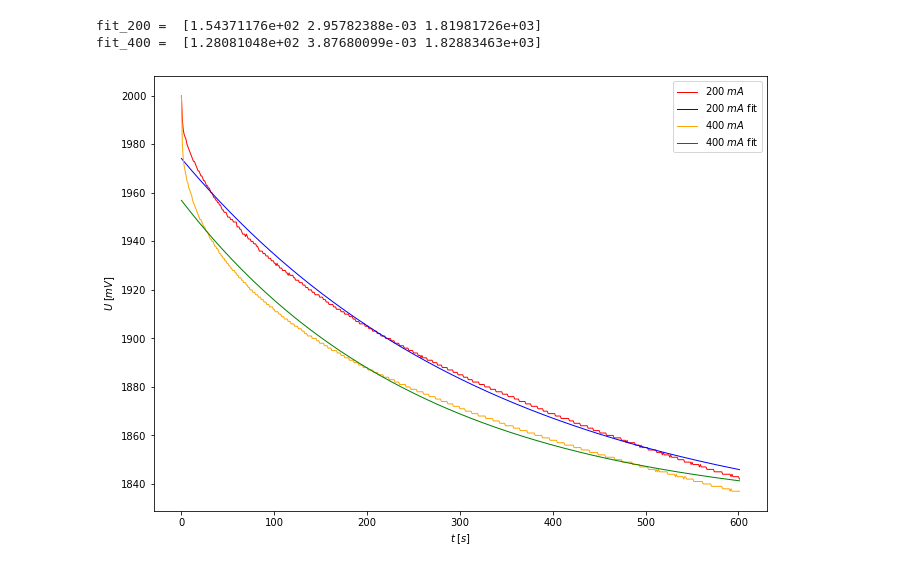
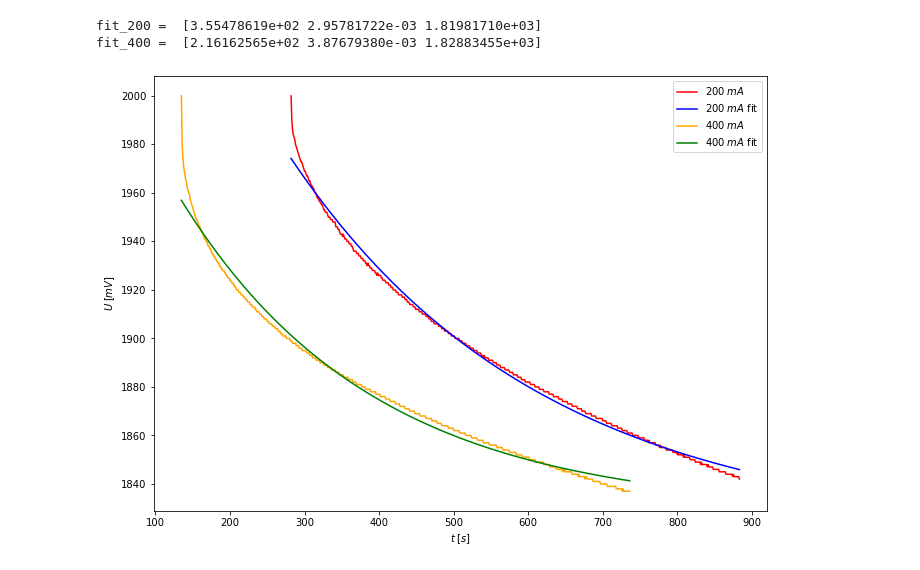
Before and after one commit to ficnawode/fizyka-pw-lab2-data-analysis, a Jupyter notebook: cw16/da.ipynb, the cells around one changed output. Drawn from its saved outputs; the diff is of its cells as text; code cells hidden in the pictures.

```diff
--- a/cw16/da.ipynb
+++ b/cw16/da.ipynb
@@ -11,7 +11,7 @@ d400 = pd.read_csv("in/pomiar400mA.dat", sep="\s+").rename(columns={"t[s]":"t",
 #global constants
 _figsize = (11,8)
 _dotsize = 10
-_linewidth = 1
+_linewidth = 1.5
 _dpi = 350
 # %%
 
@@ -34,50 +67,47 @@ plt.show()
 # %%
 
-d200_short = d200[282:-252].copy()
-d400_short = d400[135:-124].copy()
-
-d200_short['t'] -= d200_short['t'].min()
-d400_short['t'] -= d400_short['t'].min()
+d200_2 = d200[282:-252].copy()
+d400_2 = d400[135:-124].copy()
 
 #declare function to which we will be fitting our data
 def exp_for_fit(x, a, b, c):
     return a*np.exp(-b * x) + c
 
 plt.figure(figsize=(11,8))
 
 #plot 200 data
 dotcolor = 'red'
-plt.plot(d200_short['t'], d200_short['U'], label=r'$200 \; mA$', color = dotcolor, linewidth=_linewidth)
+plt.plot(d200_2['t'], d200_2['U'], label=r'$200 \; mA$', color = dotcolor, linewidth=_linewidth)
 
 
 #fit data
-fit_200, cov = sp.curve_fit(exp_for_fit,d200_short['t'],d200_short['U'], p0=[200,0,2000], maxfev=100000)
+fit_200, cov = sp.curve_fit(exp_for_fit,d200_2['t'],d200_2['U'], p0=[200,0,2000], maxfev=100000)
 print('fit_200 = ', fit_200)
-d200_short['U_fit'] = exp_for_fit(d200_short['t'], fit_200[0], fit_200[1], fit_200[2])
+d200_2['U_fit'] = exp_for_fit(d200_2['t'], fit_200[0], fit_200[1], fit_200[2])
 
 dotcolor = 'blue'
-plt.plot(d200_short['t'], d200_short['U_fit'], label=r'$200 \; mA$ fit', color = dotcolor, linewidth=_linewidth)
+plt.plot(d200_2['t'], d200_2['U_fit'], label=r'$200 \; mA$ fit', color = dotcolor, linewidth=_linewidth)
 
 
 #plot 400 data
 dotcolor = 'orange'
-plt.plot(d400_short['t'], d400_short['U'], label=r'$400 \; mA$', color = dotcolor, linewidth=_linewidth)
+plt.plot(d400_2['t'], d400_2['U'], label=r'$400 \; mA$', color = dotcolor, linewidth=_linewidth)
 
 #fit data
-fit_400, cov = sp.curve_fit(exp_for_fit,d400_short['t'],d400_short['U'], p0=[200,0,2000], maxfev=100000)
+fit_400, cov = sp.curve_fit(exp_for_fit,d400_2['t'],d400_2['U'], p0=[200,0,2000], maxfev=100000)
 print('fit_400 = ', fit_400)
-d400_short['U_fit'] = exp_for_fit(d400_short['t'], fit_400[0], fit_400[1], fit_400[2])
+d400_2['U_fit'] = exp_for_fit(d400_2['t'], fit_400[0], fit_400[1], fit_400[2])
 
 dotcolor = 'green'
-plt.plot(d400_short['t'], d400_short['U_fit'], label=r'$400 \; mA$ fit', color = dotcolor, linewidth=_linewidth)
+plt.plot(d400_2['t'], d400_2['U_fit'], label=r'$400 \; mA$ fit', color = dotcolor, linewidth=_linewidth)
 
 plt.xlabel(r'$t \; [s]$')
 plt.ylabel(r'$U \; [mV]$')
 
 plt.legend()
-plt.savefig('out/exp_200_i_400.jpg', dpi=_dpi)
+plt.savefig('out/faza_2_expfit_200_i_400.jpg', dpi=_dpi)
 plt.show()
 # %% [output]
-fit_200 =  [1.54371176e+02 2.95782388e-03 1.81981726e+03]
-fit_400 =  [1.28081048e+02 3.87680099e-03 1.82883463e+03]
+fit_200 =  [3.55478619e+02 2.95781722e-03 1.81981710e+03]
+fit_400 =  [2.16162565e+02 3.87679380e-03 1.82883455e+03]
-[figure, old version]
+[figure, new version]
```
Also changed, not shown: parts of 4 cells of this notebook, 6 other files.
